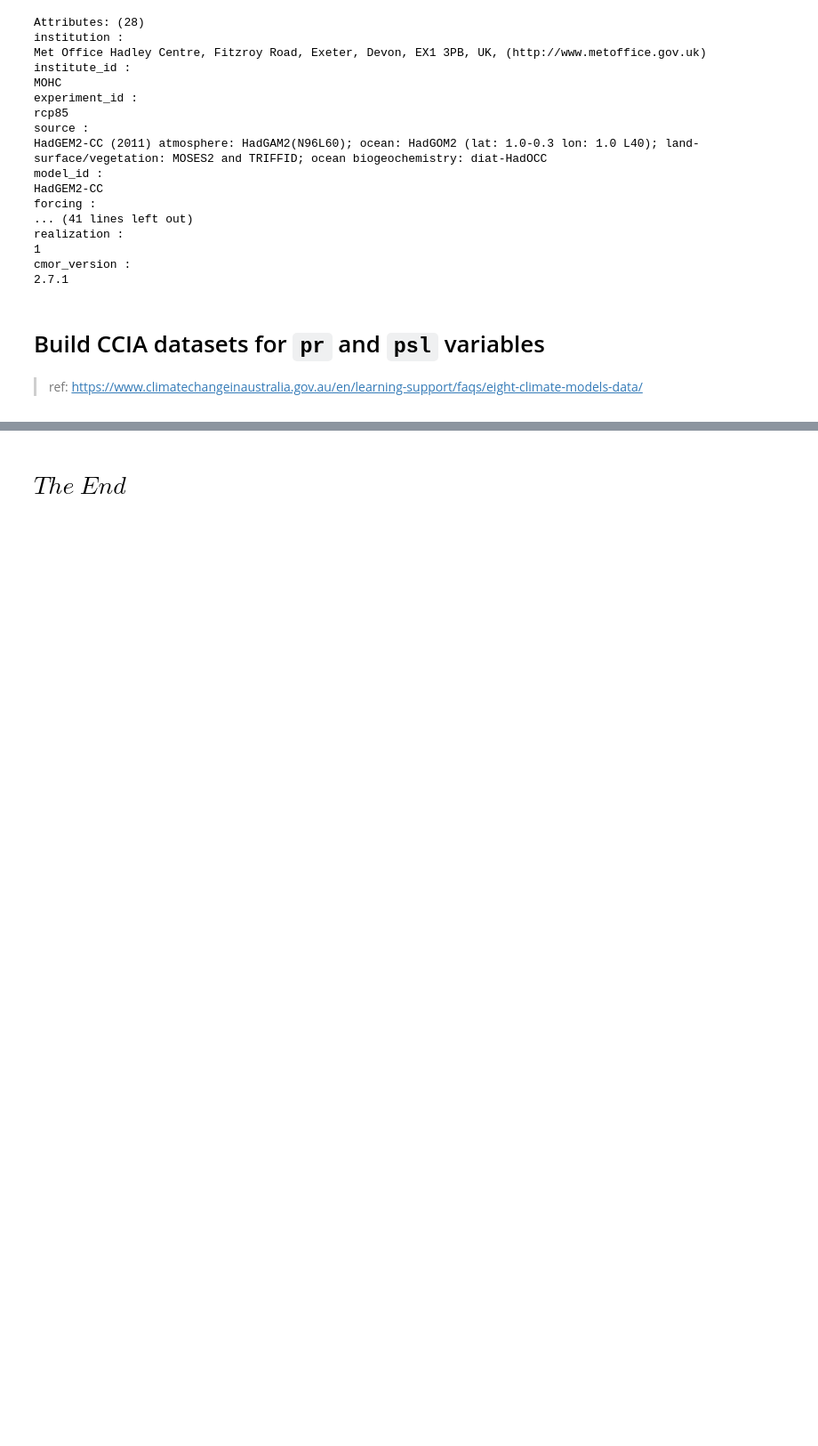
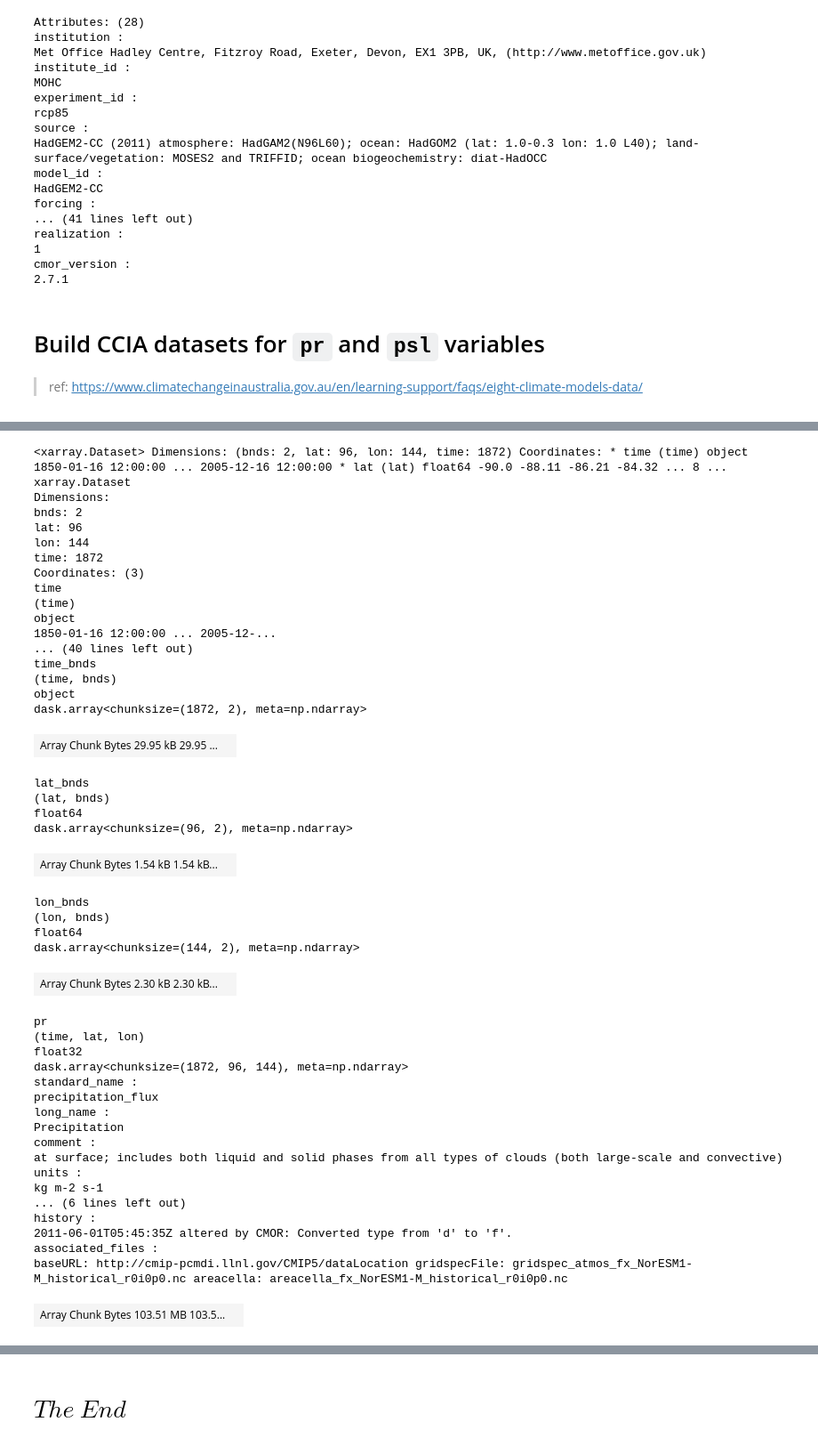
Before and after one commit to Thomas-Moore-Creative/NCI-CCIA-ARD, a Jupyter notebook: intake_sandbox.ipynb, the cells around one changed output, grey strips where cells are left out. Shown at 89% size. Drawn from its saved outputs; the diff is of its cells as text; code cells hidden in the pictures; blank space fills up the shorter version.

```diff
--- a/intake_sandbox.ipynb
+++ b/intake_sandbox.ipynb
@@ -602,0 +418,49 @@ cordex.search(institute='UNSW', time_frequency='day', variable='psl', domain='AU
+# %%
+NorESM1_M_historical_pr
+# %% [output]
+<xarray.Dataset> Dimensions: (bnds: 2, lat: 96, lon: 144, time: 1872) Coordinates: * time (time) object 1850-01-16 12:00:00 ... 2005-12-16 12:00:00 * lat (lat) float64 -90.0 -88.11 -86.21 -84.32 ... 8 ...
+xarray.Dataset
+Dimensions:
+bnds: 2
+lat: 96
+lon: 144
+time: 1872
+Coordinates: (3)
+time
+(time)
+object
+1850-01-16 12:00:00 ... 2005-12-...
+... (40 lines left out)
+time_bnds
+(time, bnds)
+object
+dask.array<chunksize=(1872, 2), meta=np.ndarray>
+| Array Chunk Bytes 29.95 kB 29.95 ... |  |
+lat_bnds
+(lat, bnds)
+float64
+dask.array<chunksize=(96, 2), meta=np.ndarray>
+| Array Chunk Bytes 1.54 kB 1.54 kB... |  |
+lon_bnds
+(lon, bnds)
+float64
+dask.array<chunksize=(144, 2), meta=np.ndarray>
+| Array Chunk Bytes 2.30 kB 2.30 kB... |  |
+pr
+(time, lat, lon)
+float32
+dask.array<chunksize=(1872, 96, 144), meta=np.ndarray>
+standard_name :
+precipitation_flux
+long_name :
+Precipitation
+comment :
+at surface; includes both liquid and solid phases from all types of clouds (both large-scale and convective)
+units :
+kg m-2 s-1
+... (6 lines left out)
+history :
+2011-06-01T05:45:35Z altered by CMOR: Converted type from 'd' to 'f'.
+associated_files :
+baseURL: http://cmip-pcmdi.llnl.gov/CMIP5/dataLocation gridspecFile: gridspec_atmos_fx_NorESM1-M_historical_r0i0p0.nc areacella: areacella_fx_NorESM1-M_historical_r0i0p0.nc
+| Array Chunk Bytes 103.51 MB 103.5... |  |
```
Also changed, not shown: parts of 89 cells of this notebook.
